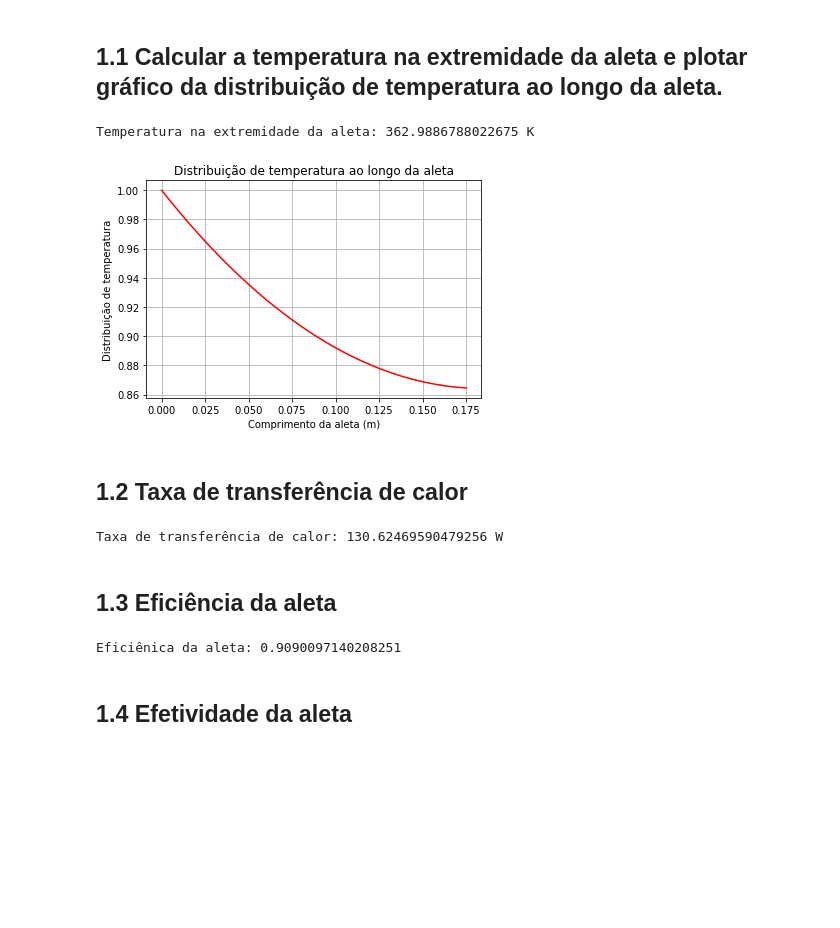
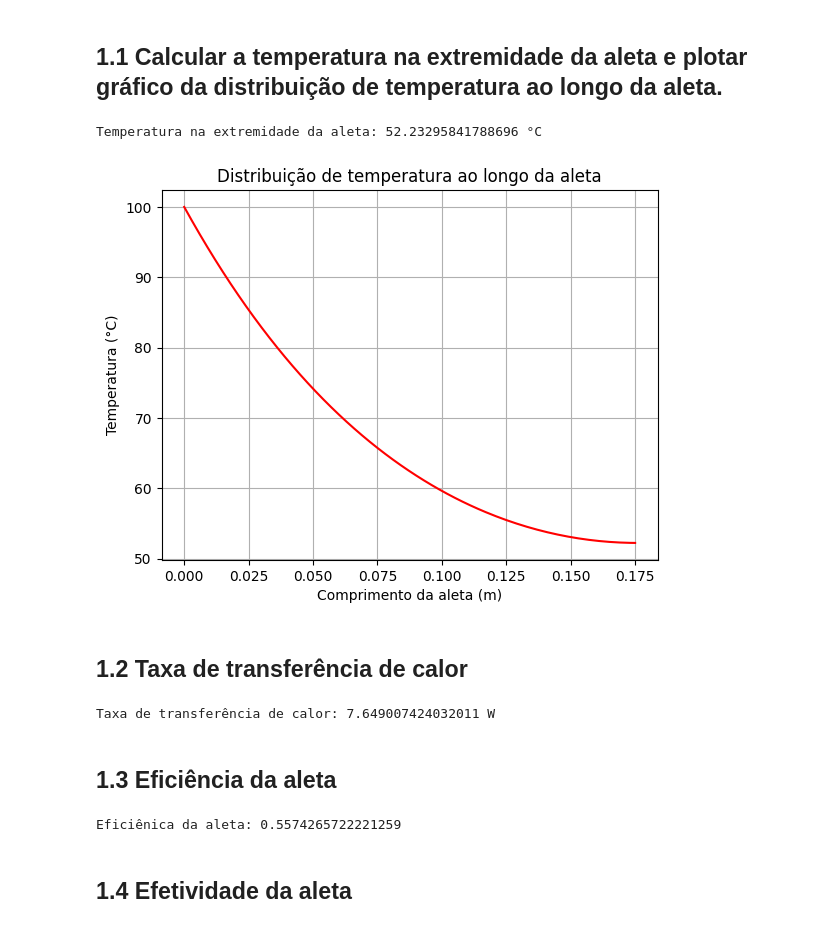
Before and after one commit to renatex333/APS1-TransCal, a Jupyter notebook: APS 1/aps1.ipynb, the cells around one changed output. Cells and saved outputs as stored; diff of their text form; code cells hidden in the pictures; blank space fills up the shorter version.

```diff
--- a/APS 1/aps1.ipynb
+++ b/APS 1/aps1.ipynb
@@ -11,10 +11,10 @@ import numpy as np
 # Parâmetros para o nosso grupo: Seção transversal retangular
 
 L = 0.175                                   # Comprimento da aleta em m
-t = 0.02                                    # Espessura da aleta
-w = 0.24                                    # Largura da aleta
-P = 0.52                                    # Perímetro da seção transversal em m
-A = 0.0048                                  # Área da seção transversal em m^2
+t = 0.002                                   # Espessura da aleta em m
+w = 0.024                                   # Largura da aleta em m
+P = 2*t + 2*w                               # Perímetro da seção transversal em m
+A = t*w                                     # Área da seção transversal em m^2
 h = 20                                      # Coeficiente de convecção em W/ m^2 * K
 As = (2 * L * t) + (w * t) + (2 * L * w)    # Área da superfície
 Ab = (w * t)                                # Área da base
@@ -22,8 +22,8 @@ Ab = (w * t)                                # Área da base
 # Parâmetros gerais
 
 k_Al = 240                                  # Condutividade do material em W/m*K
-T = 25 + 273.15                             # T_infinito é a temepratura do ambiente em K
-Tb = 100 + 273.15                           # Tb é a temperatura da base em K
+T = 25                                      # T_infinito é a temepratura do ambiente em °C
+Tb = 100                                    # Tb é a temperatura da base em °C
 x = L                                       # Condição de contorno na extremidade da aleta
 # %% [markdown]
 # Exercício I
@@ -43,38 +43,38 @@ def calcula_distribuicao_de_temperaturas(h, P, k, A, L, x):
     const = h / (m * k)
 
     numerador = cosh(m * (L - x)) + const * sinh(m * (L - x))
     denominador = cosh(m * L) + const * sinh(m * L)
 
     distribuicao_de_temperaturas = numerador / denominador
 
     return distribuicao_de_temperaturas
 
 
 distribuicao_de_temperaturas = calcula_distribuicao_de_temperaturas(
     h, P, k_Al, A, L, x)
 
 T_L = (distribuicao_de_temperaturas * (Tb - T)) + T
 
-print(f"Temperatura na extremidade da aleta: {T_L} K")
+print(f"Temperatura na extremidade da aleta: {T_L} °C")
 
 # Gráfico da distribuição de temperaturas ao longo do comprimento da aleta
 
 lista_distr_temps = []
 lista_x_aleta = np.arange(0, L+0.001, 0.001)
 
 for x in lista_x_aleta:
-    distr_temp_x = calcula_distribuicao_de_temperaturas(h, P, k_Al, A, L, x)
+    distr_temp_x = (calcula_distribuicao_de_temperaturas(h, P, k_Al, A, L, x) * (Tb - T)) + T
     lista_distr_temps.append(distr_temp_x)
 
 fig, ax = plt.subplots()
 ax.plot(lista_x_aleta, lista_distr_temps, color="red")
-ax.set(xlabel='Comprimento da aleta (m)', ylabel='Distribuição de temperatura',
+ax.set(xlabel='Comprimento da aleta (m)', ylabel='Temperatura (°C)',
        title='Distribuição de temperatura ao longo da aleta')
 plt.grid()
 plt.show()
 # %% [output]
-Temperatura na extremidade da aleta: 362.9886788022675 K
+Temperatura na extremidade da aleta: 52.23295841788696 °C
-[figure, old version]
+[figure, new version]
 # %% [markdown]
 ## 1.2 Taxa de transferência de calor
 # %%
@@ -100,7 +100,7 @@ taxa_de_transferencia_de_calor = calcula_transferencia_de_calor(h, P, k_Al, A, L
 
 print(f"Taxa de transferência de calor: {taxa_de_transferencia_de_calor} W")
 # %% [output]
-Taxa de transferência de calor: 130.62469590479256 W
+Taxa de transferência de calor: 7.649007424032011 W
 # %% [markdown]
 ## 1.3 Eficiência da aleta
 # %%
@@ -109,7 +109,7 @@ eficiencia = taxa_de_transferencia_de_calor/(h * As * thetab)
 
 print(f"Eficiênica da aleta: {eficiencia}")
 # %% [output]
-Eficiênica da aleta: 0.9090097140208251
+Eficiênica da aleta: 0.5574265722221259
 # %% [markdown]
 ## 1.4 Efetividade da aleta
 # %%
```
Also changed, not shown: parts of 8 cells of this notebook.
